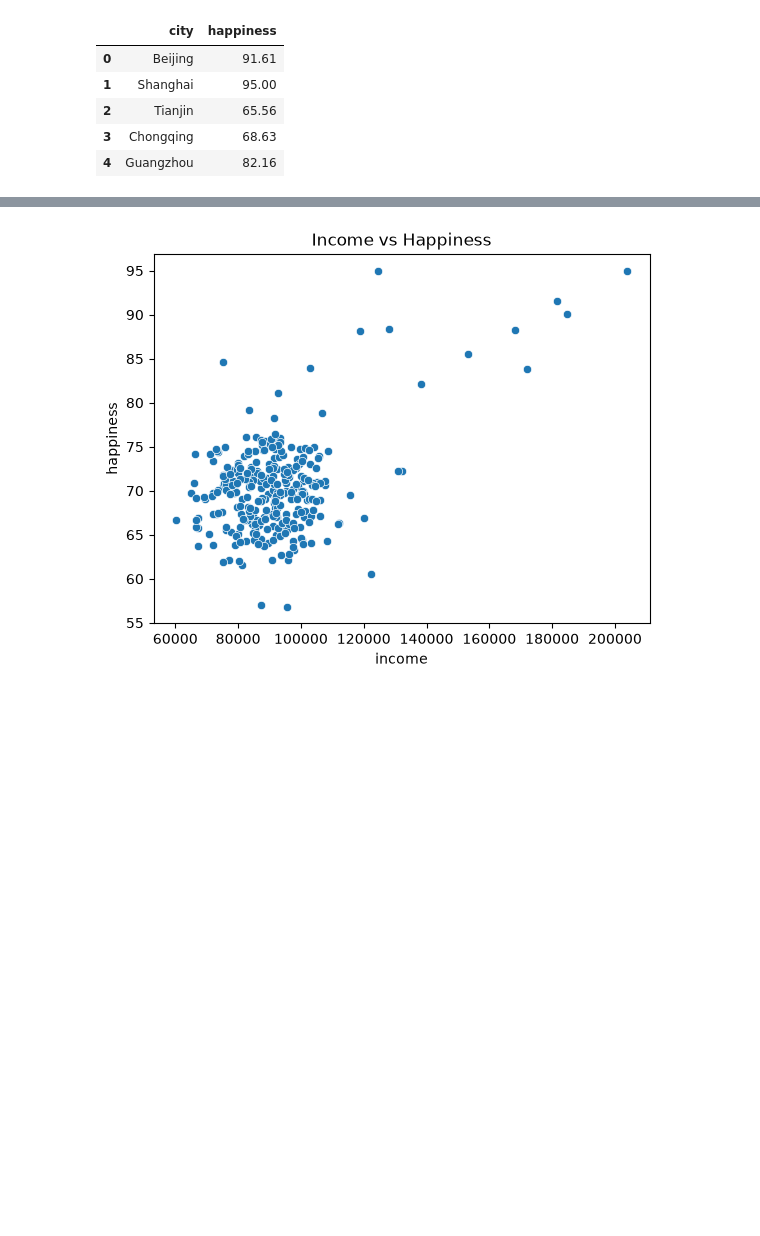
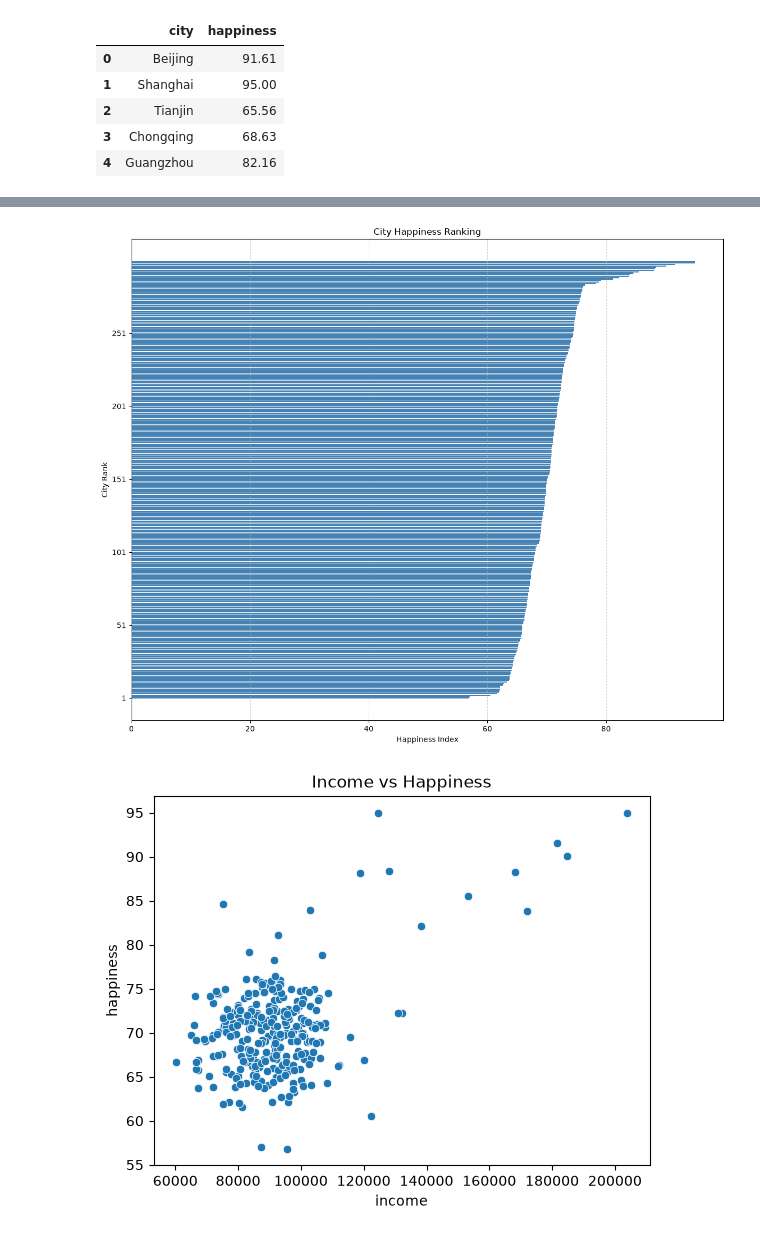
Before and after one commit to Lucewood/Git-, a Jupyter notebook: notebooks/analysis.ipynb, the cells around one changed output, grey strips where cells are left out. Saved outputs shown, nothing was run; the diff lists cells and outputs as text; code cells hidden in the pictures; blank space fills up the shorter version.

```diff
--- a/notebooks/analysis.ipynb
+++ b/notebooks/analysis.ipynb
@@ -90,3 +191,26 @@ plt.show()
+# %%
+import matplotlib.pyplot as plt
+#按幸福度排序
+df_sorted = df.sort_values("happiness").reset_index(drop=True)
+
+fig, ax = plt.subplots(figsize=(12, 10))
+
+ax.barh(range(len(df_sorted)), df_sorted["happiness"], color="steelblue")
+#每50个城市显示一个刻度
+step = 50
+ticks = list(range(0, len(df_sorted), step))
+ax.set_yticks(ticks)
+ax.set_yticklabels([str(i + 1) for i in ticks])
+
+ax.set_xlabel("Happiness Index")
+ax.set_ylabel("City Rank")
+ax.set_title("City Happiness Ranking")
+ax.grid(axis="x", linestyle="--", alpha=0.5)
+
+plt.tight_layout()
+plt.show()
+# %% [output]
+[figure, added]
 # %%
 import seaborn as sns
 
```
Also changed, not shown: parts of 20 cells of this notebook, 1 other file.
